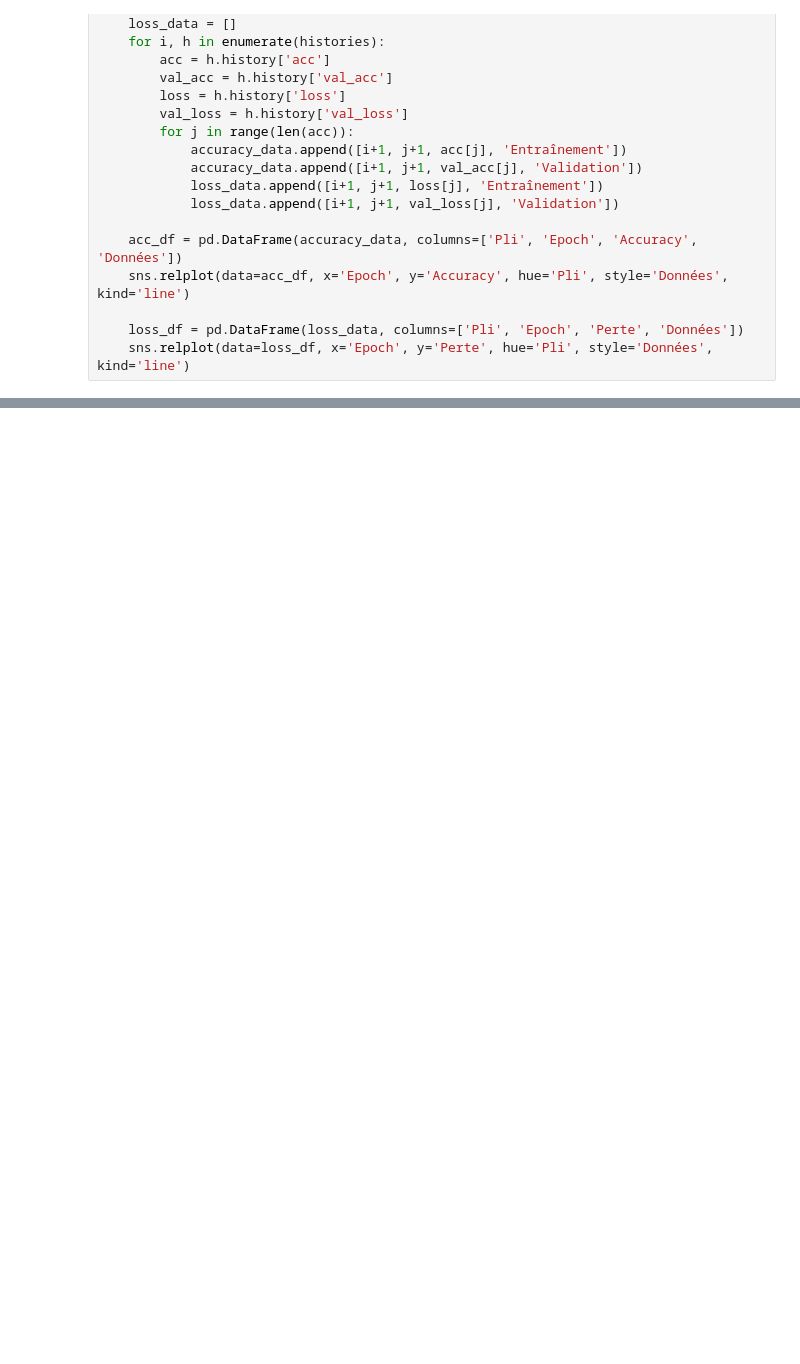
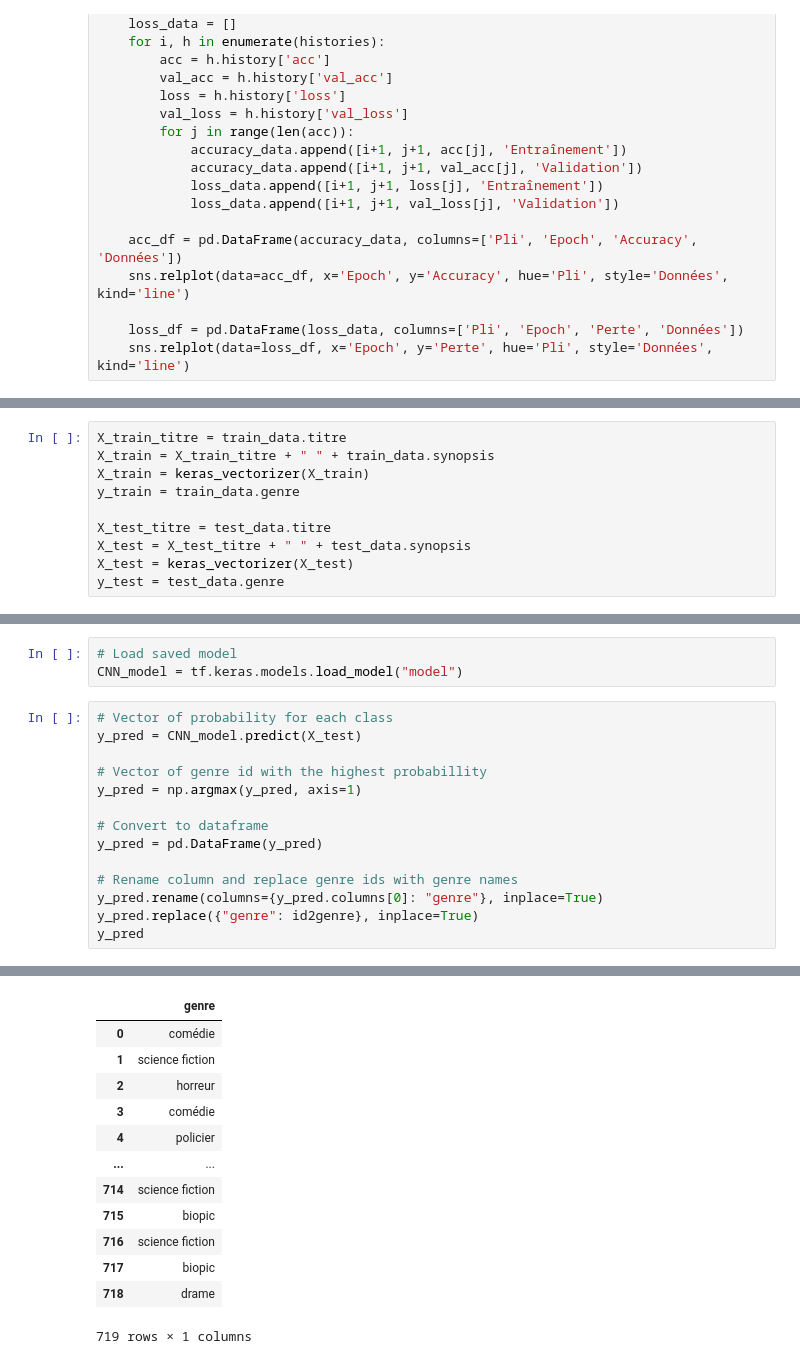
Before and after one commit to FABallemand/ProjetTAL, a Jupyter notebook: partie_1/CNN.ipynb, the cells around one changed output, grey strips where cells are left out. Drawn from its saved outputs; the diff is of its cells as text; blank space fills up the shorter version.

Commit message:
Final CNN model

```diff
--- a/partie_1/CNN.ipynb
+++ b/partie_1/CNN.ipynb
@@ -421,0 +444,10 @@ plot_results(CNN_histories)
+# %%
+X_train_titre = train_data.titre
+X_train = X_train_titre + " " + train_data.synopsis
+X_train = keras_vectorizer(X_train)
+y_train = train_data.genre
+
+X_test_titre = test_data.titre
+X_test = X_test_titre + " " + test_data.synopsis
+X_test = keras_vectorizer(X_test)
+y_test = test_data.genre
@@ -421,0 +483,18 @@ plot_results(CNN_histories)
+# %%
+# Load saved model
+CNN_model = tf.keras.models.load_model("model")
+# %%
+# Vector of probability for each class
+y_pred = CNN_model.predict(X_test)
+
+# Vector of genre id with the highest probabillity
+y_pred = np.argmax(y_pred, axis=1)
+
+# Convert to dataframe
+y_pred = pd.DataFrame(y_pred)
+
+# Rename column and replace genre ids with genre names
+y_pred.rename(columns={y_pred.columns[0]: "genre"}, inplace=True)
+y_pred.replace({"genre": id2genre}, inplace=True)
+y_pred
+# %% [output]
@@ -421,0 +502,13 @@ plot_results(CNN_histories)
+|  | genre |
+| 0 | comédie |
+| 1 | science fiction |
+| 2 | horreur |
+| 3 | comédie |
+| 4 | policier |
+| ... | ... |
+| 714 | science fiction |
+| 715 | biopic |
+| 716 | science fiction |
+| 717 | biopic |
+| 718 | drame |
+719 rows × 1 columns
```
Also changed, not shown: parts of 18 cells of this notebook, 4 other files.
